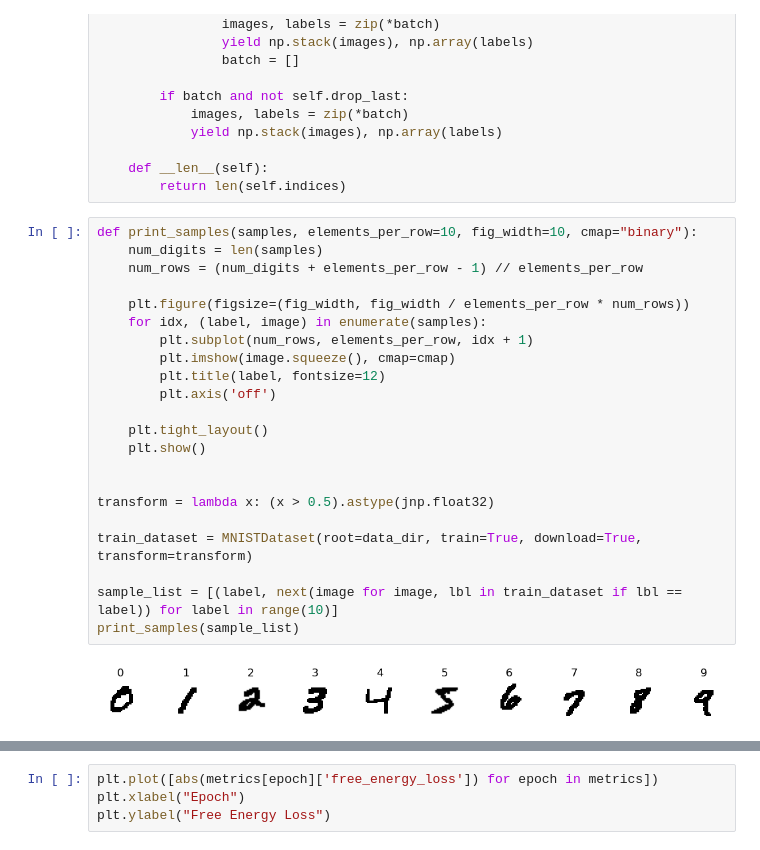
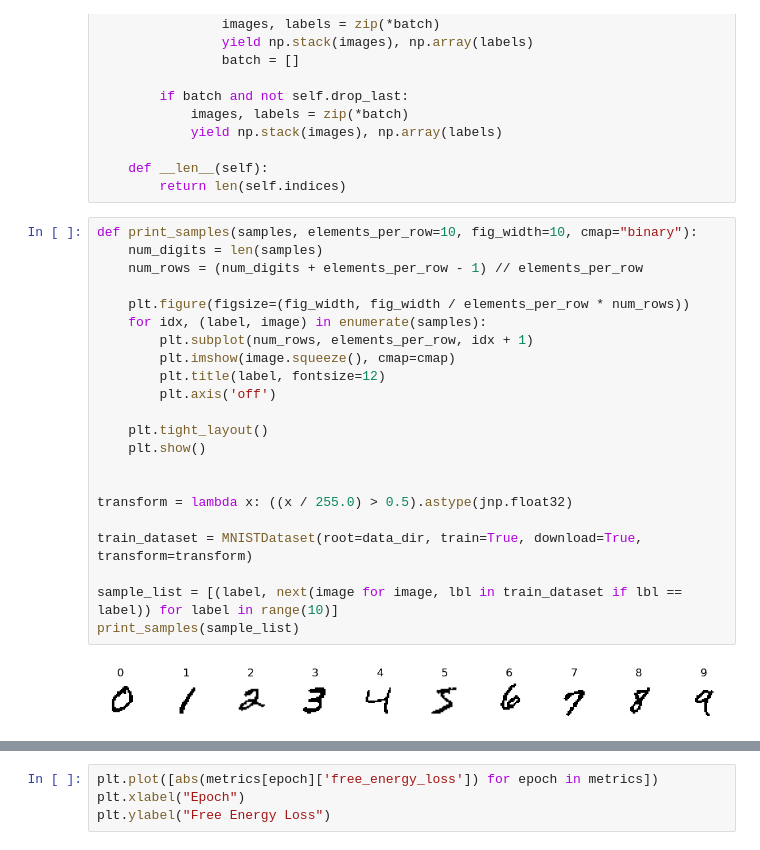
Before and after one commit to simontonner/neural-quantum-tomo, a Jupyter notebook: refinement/rbm/rbm_mnist_pcd_anneal_jax_v2.ipynb, the cells around one changed output, grey strips where cells are left out. Cells and saved outputs as stored; diff of their text form.

```diff
--- a/refinement/rbm/rbm_mnist_pcd_anneal_jax.ipynb
+++ b/refinement/rbm/rbm_mnist_pcd_anneal_jax_v2.ipynb
@@ -130,27 +125,27 @@ class DataLoader:
 # %%
 def print_samples(samples, elements_per_row=10, fig_width=10, cmap="binary"):
     num_digits = len(samples)
     num_rows = (num_digits + elements_per_row - 1) // elements_per_row
 
     plt.figure(figsize=(fig_width, fig_width / elements_per_row * num_rows))
     for idx, (label, image) in enumerate(samples):
         plt.subplot(num_rows, elements_per_row, idx + 1)
         plt.imshow(image.squeeze(), cmap=cmap)
         plt.title(label, fontsize=12)
         plt.axis('off')
 
     plt.tight_layout()
     plt.show()
 
 
-transform = lambda x: (x > 0.5).astype(jnp.float32)
+transform = lambda x: ((x / 255.0) > 0.5).astype(jnp.float32)
 
 train_dataset = MNISTDataset(root=data_dir, train=True, download=True, transform=transform)
 
 sample_list = [(label, next(image for image, lbl in train_dataset if lbl == label)) for label in range(10)]
 print_samples(sample_list)
 # %% [output]
-[figure, old version]
+[figure, new version]
 # %%
 class RBM(nn.Module):
     n_visible: int
```
Also changed, not shown: parts of 5 cells of this notebook, 10 other files.
